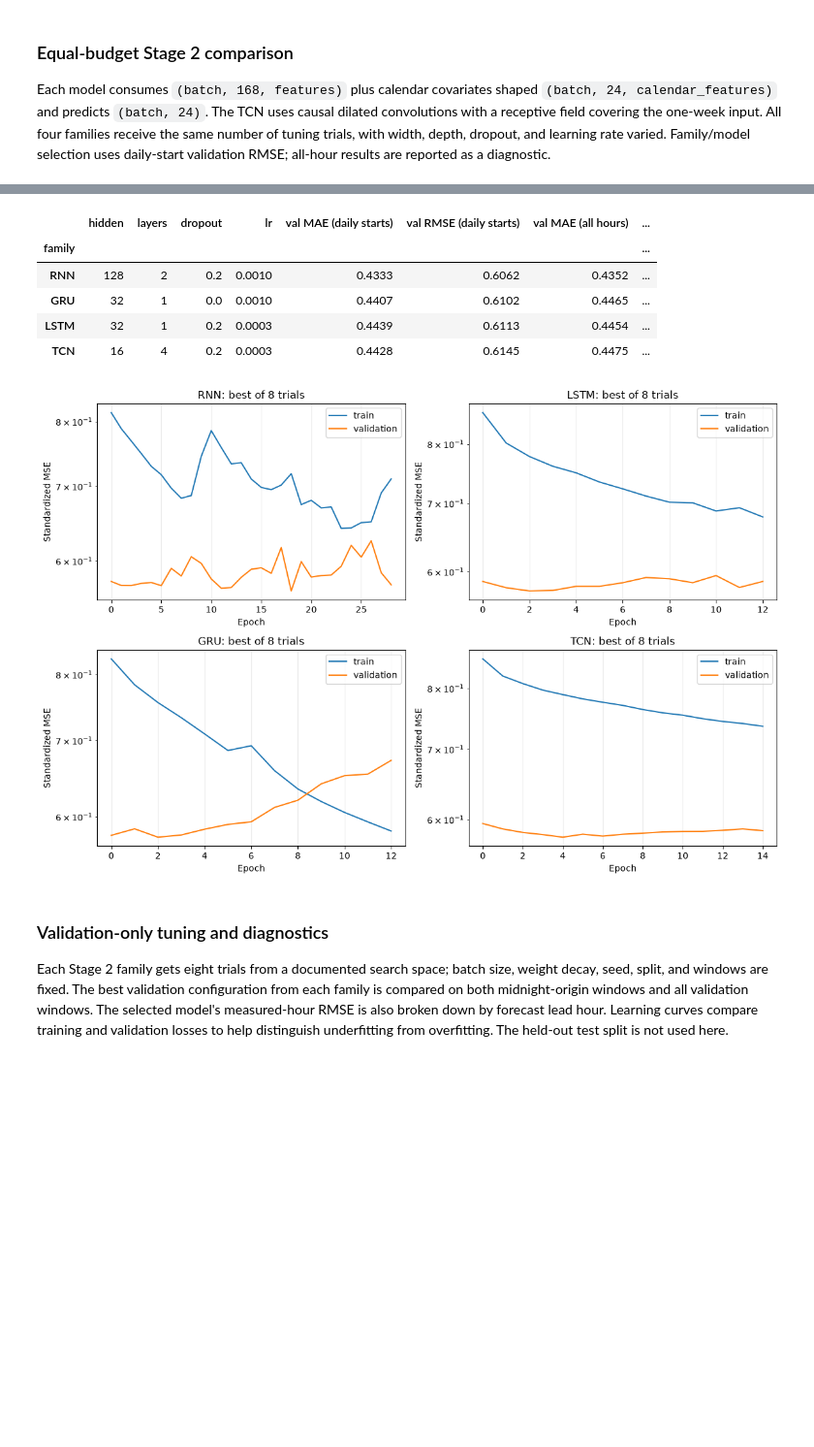
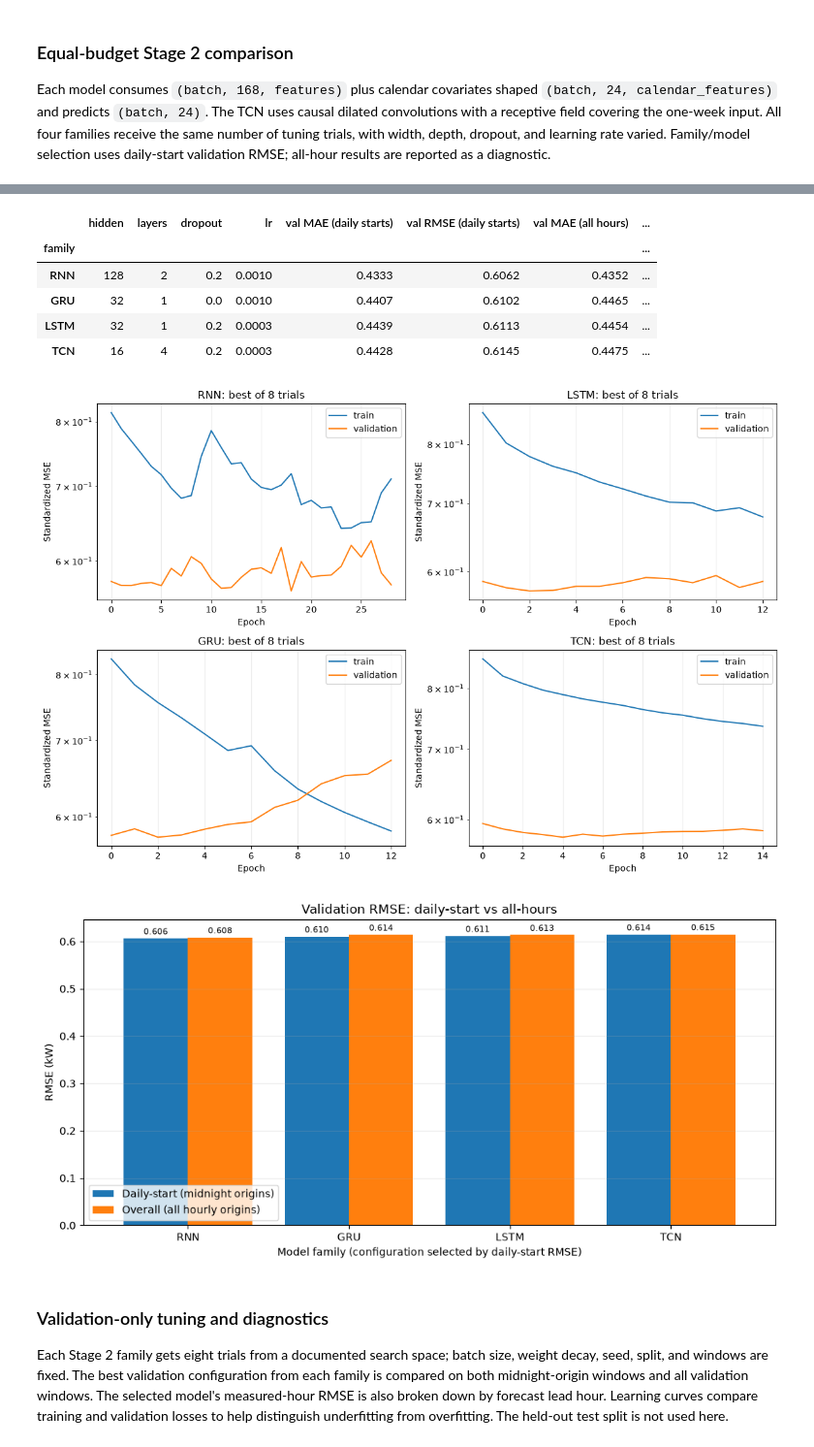
Before and after one commit to ahazen1/AISE4010, a Jupyter notebook: AISE4010_Project_Group11_Stage2.ipynb, the cells around one changed output, grey strips where cells are left out. Shown at 97% size. Cells and saved outputs as stored; diff of their text form; code cells hidden in the pictures; blank space fills up the shorter version.

Commit message:
Stage 2, ~0.6 RMSE for daily start + generally

```diff
--- a/AISE4010_Project_Group11_Stage2.ipynb
+++ b/AISE4010_Project_Group11_Stage2.ipynb
@@ -485,33 +485,49 @@ for ax, (family, best) in zip(axes.flat, stage2_best_by_family.items()):
     ax.set_yscale('log')
     ax.grid(True, alpha=0.25)
     ax.legend()
 plt.tight_layout()
 plt.show()
+
+# Compare both validation RMSE definitions for each family's daily-start winner.
+metric_names = ['val RMSE (daily starts)', 'val RMSE (all hours)']
+rmse_by_family = stage2_family_results[metric_names]
+ax = rmse_by_family.plot(kind='bar', figsize=(10, 5), width=0.8)
+ax.set_title('Validation RMSE: daily-start vs all-hours')
+ax.set_xlabel('Model family (configuration selected by daily-start RMSE)')
+ax.set_ylabel('RMSE (kW)')
+ax.set_xticklabels(rmse_by_family.index, rotation=0)
+ax.grid(axis='y', alpha=0.25)
+ax.legend(['Daily-start (midnight origins)', 'Overall (all hourly origins)'])
+for container in ax.containers:
+    ax.bar_label(container, fmt='%.3f', padding=2, fontsize=8)
+plt.tight_layout()
+plt.show()
 # %% [output]
 RNN trial 1/8: daily-start RMSE=0.6078 kW
 RNN trial 2/8: daily-start RMSE=0.6093 kW
 RNN trial 3/8: daily-start RMSE=0.6143 kW
 RNN trial 4/8: daily-start RMSE=0.6150 kW
 RNN trial 5/8: daily-start RMSE=0.6147 kW
 RNN trial 6/8: daily-start RMSE=0.6062 kW
 RNN trial 7/8: daily-start RMSE=0.6105 kW
 RNN trial 8/8: daily-start RMSE=0.6110 kW
 LSTM trial 1/8: daily-start RMSE=0.6116 kW
 LSTM trial 2/8: daily-start RMSE=0.6132 kW
 LSTM trial 3/8: daily-start RMSE=0.6151 kW
 LSTM trial 4/8: daily-start RMSE=0.6205 kW
 ... (17 lines left out)
 TCN trial 6/8: daily-start RMSE=0.6152 kW
 TCN trial 7/8: daily-start RMSE=0.6145 kW
 TCN trial 8/8: daily-start RMSE=0.6148 kW
 Best configuration per family (all tuning/selection uses validation only):
 |  | hidden | layers | dropout | lr | val MAE (daily starts) | val RMSE (daily starts) | val MAE (all hours) | ... |
 | family |  |  |  |  |  |  |  | ... |
 | RNN | 128 | 2 | 0.2 | 0.0010 | 0.4333 | 0.6062 | 0.4352 | ... |
 | GRU | 32 | 1 | 0.0 | 0.0010 | 0.4407 | 0.6102 | 0.4465 | ... |
 | LSTM | 32 | 1 | 0.2 | 0.0003 | 0.4439 | 0.6113 | 0.4454 | ... |
 | TCN | 16 | 4 | 0.2 | 0.0003 | 0.4428 | 0.6145 | 0.4475 | ... |
 [figure]
+[figure, added]
 # %% [markdown]
 ### Validation-only tuning and diagnostics
 Each Stage 2 family gets eight trials from a documented search space; batch size, weight decay, seed, split, and windows are fixed. The best validation configuration from each family is compared on both midnight-origin windows and all validation windows. The selected model's measured-hour RMSE is also broken down by forecast lead hour. Learning curves compare training and validation losses to help distinguish underfitting from overfitting. The held-out test split is not used here.
```
